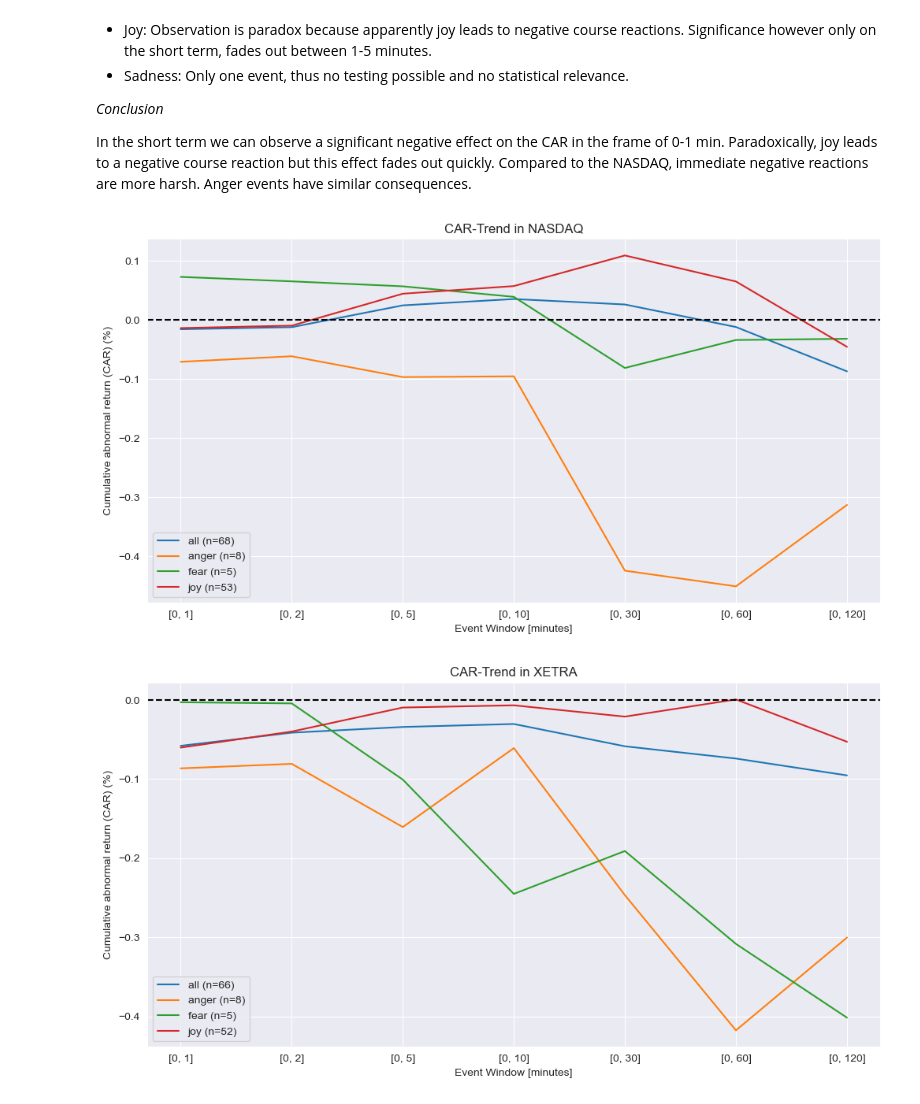
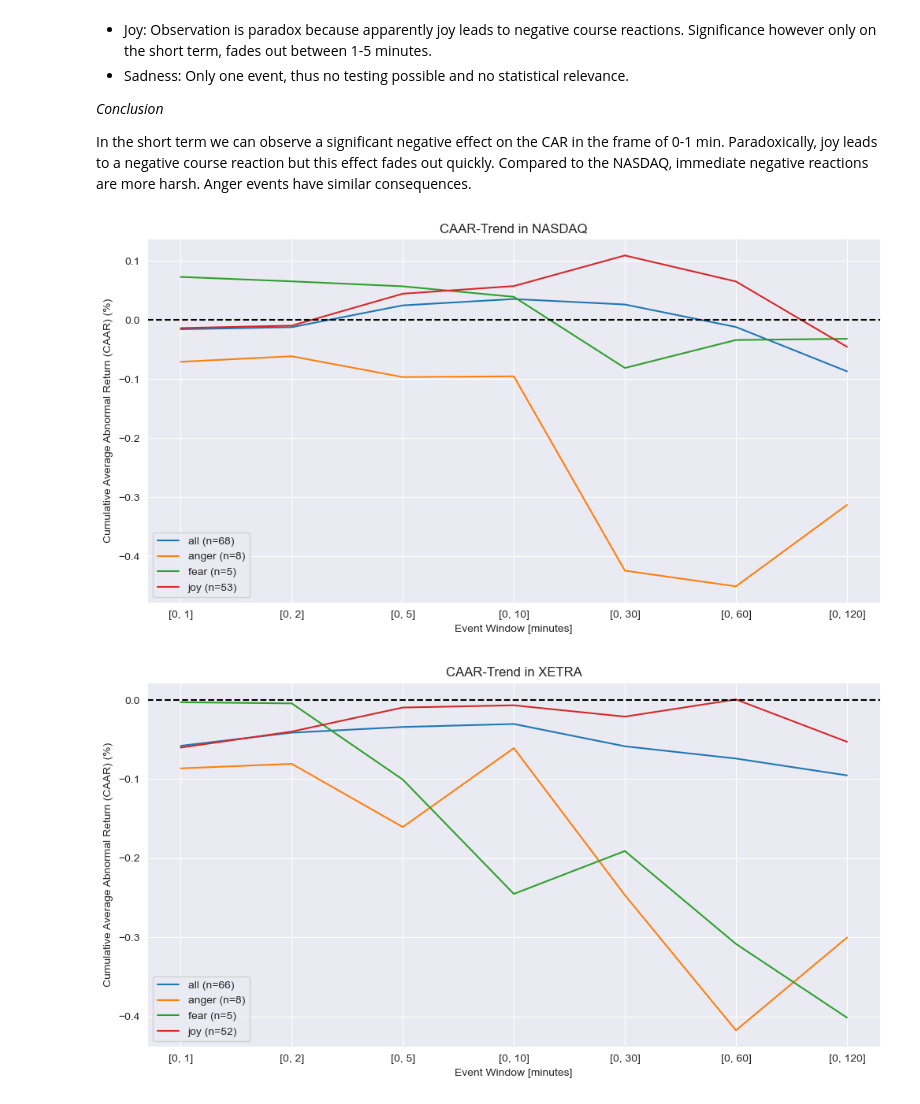
Before and after one commit to AK960/COIN_Repo, a Jupyter notebook: scripts/tiktok_emotion_analysis.ipynb, the cells around one changed output. Drawn from its saved outputs; the diff is of its cells as text; code cells hidden in the pictures.

```diff
--- a/scripts/tiktok_emotion_analysis.ipynb
+++ b/scripts/tiktok_emotion_analysis.ipynb
@@ -859,27 +859,27 @@ for emo in ['all'] + [e for e in df_xetra_car_results['emotion'].unique() if e !
 # %%
 #### 1. Summary of significant effects (NASDAQ) ###
 significant_results = df_nasdaq_car_results[
     (df_nasdaq_car_results['t_stat'].str.contains(r'\*\*', na=False)) |
     (df_nasdaq_car_results['t_stat'].str.contains(r'\*', na=False))
 ]
 
 # 2. Visualisierung der CAR-Entwicklung
 import matplotlib.pyplot as plt
 
 plt.figure(figsize=(12,6))
 for emotion in ['all', 'anger', 'fear', 'joy']:
     subset = df_nasdaq_car_results[df_nasdaq_car_results['emotion'] == emotion]
     plt.plot(subset['window'], subset['mean_car'].str.replace(' %','').astype(float),
              label=f"{emotion} (n={subset['n_events'].iloc[0]})")
 
 plt.axhline(0, color='black', linestyle='--')
-plt.title("CAR-Trend in NASDAQ")
+plt.title("CAAR-Trend in NASDAQ")
 plt.xlabel('Event Window [minutes]')
-plt.ylabel("Cumulative abnormal return (CAR) (%)")
+plt.ylabel("Cumulative Average Abnormal Return (CAAR) (%)")
 plt.legend()
 plt.show()
 # %% [output]
-[figure, old version]
+[figure, new version]
 # %%
 #### 2. Summary of significant effects (XETRA) ###
 significant_results = df_xetra_car_results[
@@ -897,13 +897,13 @@ for emotion in ['all', 'anger', 'fear', 'joy']:
              label=f"{emotion} (n={subset['n_events'].iloc[0]})")
 
 plt.axhline(0, color='black', linestyle='--')
-plt.title("CAR-Trend in XETRA")
+plt.title("CAAR-Trend in XETRA")
 plt.xlabel('Event Window [minutes]')
-plt.ylabel("Cumulative abnormal return (CAR) (%)")
+plt.ylabel("Cumulative Average Abnormal Return (CAAR) (%)")
 plt.legend()
 plt.show()
 # %% [output]
-[figure, old version]
+[figure, new version]
 # %%
 ### Compare both ALL Graphs in one Chart ###
 
```
Also changed, not shown: parts of 2 cells of this notebook, 1 other file.
